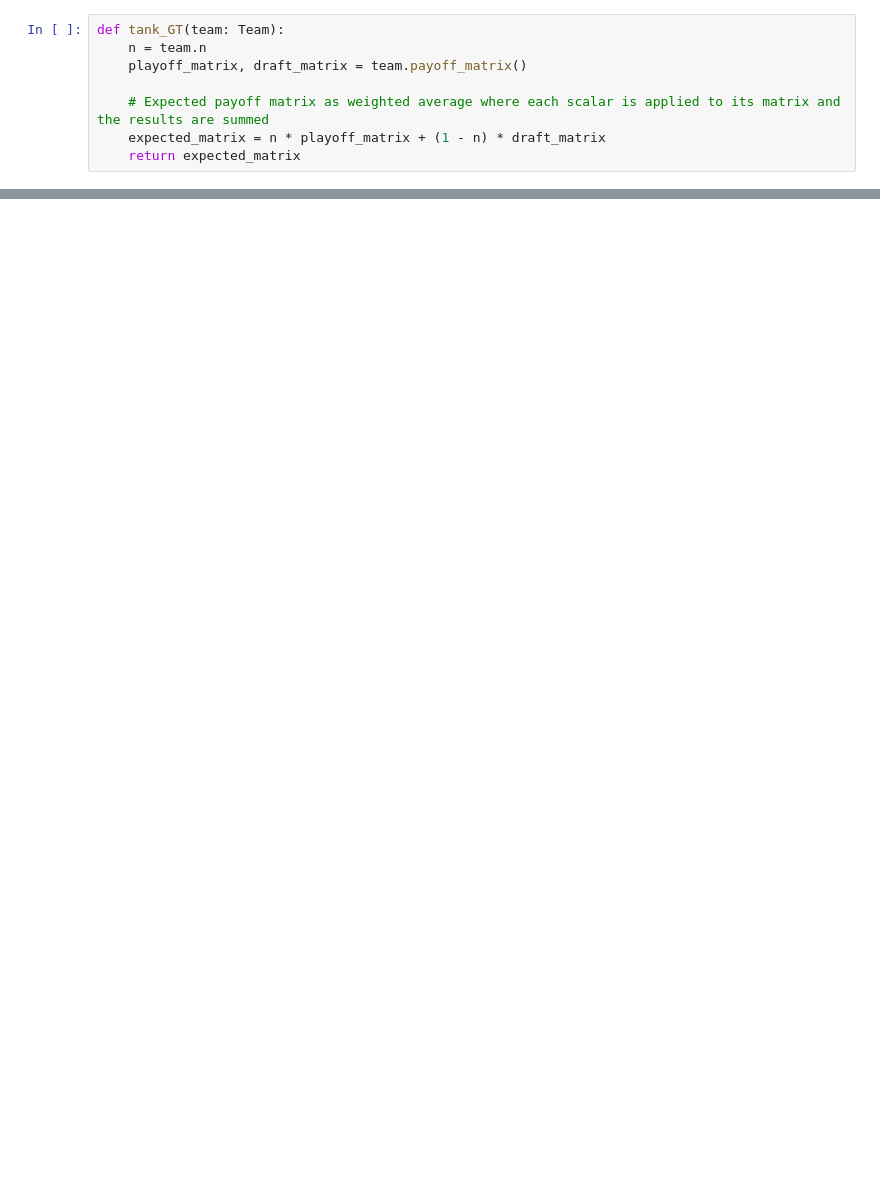
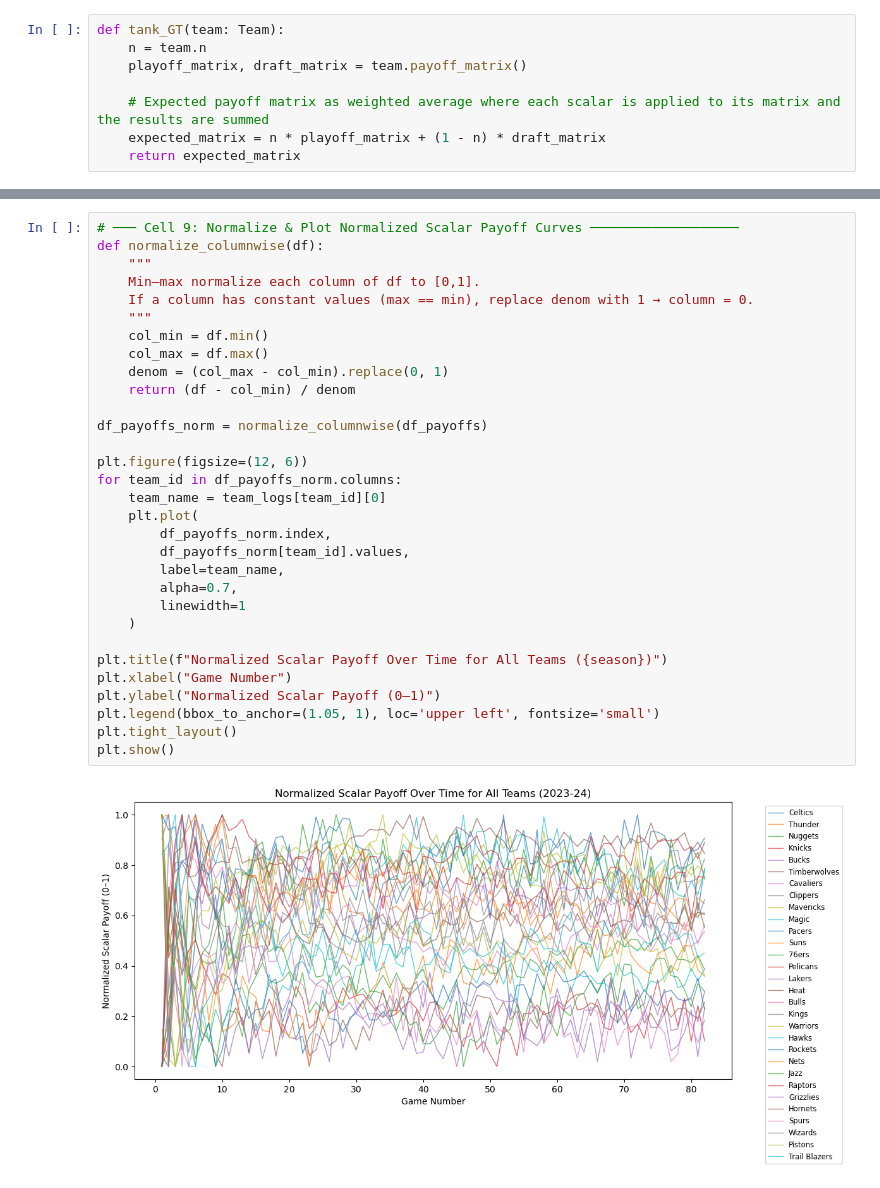
Before and after one commit to ebchassine/Math-34-Final-Project, a Jupyter notebook: EGT_Model.ipynb, the cells around one changed output, grey strips where cells are left out. Cells and saved outputs as stored; diff of their text form; blank space fills up the shorter version.

```diff
--- a/EGT_Model.ipynb
+++ b/EGT_Model.ipynb
@@ -322,0 +240,33 @@ plt.show()
+# %%
+# ─── Cell 9: Normalize & Plot Normalized Scalar Payoff Curves ───────────────────
+def normalize_columnwise(df):
+    """
+    Min–max normalize each column of df to [0,1].
+    If a column has constant values (max == min), replace denom with 1 → column = 0.
+    """
+    col_min = df.min()
+    col_max = df.max()
+    denom = (col_max - col_min).replace(0, 1)
+    return (df - col_min) / denom
+
+df_payoffs_norm = normalize_columnwise(df_payoffs)
+
+plt.figure(figsize=(12, 6))
+for team_id in df_payoffs_norm.columns:
+    team_name = team_logs[team_id][0]
+    plt.plot(
+        df_payoffs_norm.index,
+        df_payoffs_norm[team_id].values,
+        label=team_name,
+        alpha=0.7,
+        linewidth=1
+    )
+
+plt.title(f"Normalized Scalar Payoff Over Time for All Teams ({season})")
+plt.xlabel("Game Number")
+plt.ylabel("Normalized Scalar Payoff (0–1)")
+plt.legend(bbox_to_anchor=(1.05, 1), loc='upper left', fontsize='small')
+plt.tight_layout()
+plt.show()
+# %% [output]
+[figure, added]
```
Also changed, not shown: parts of 14 cells of this notebook.
